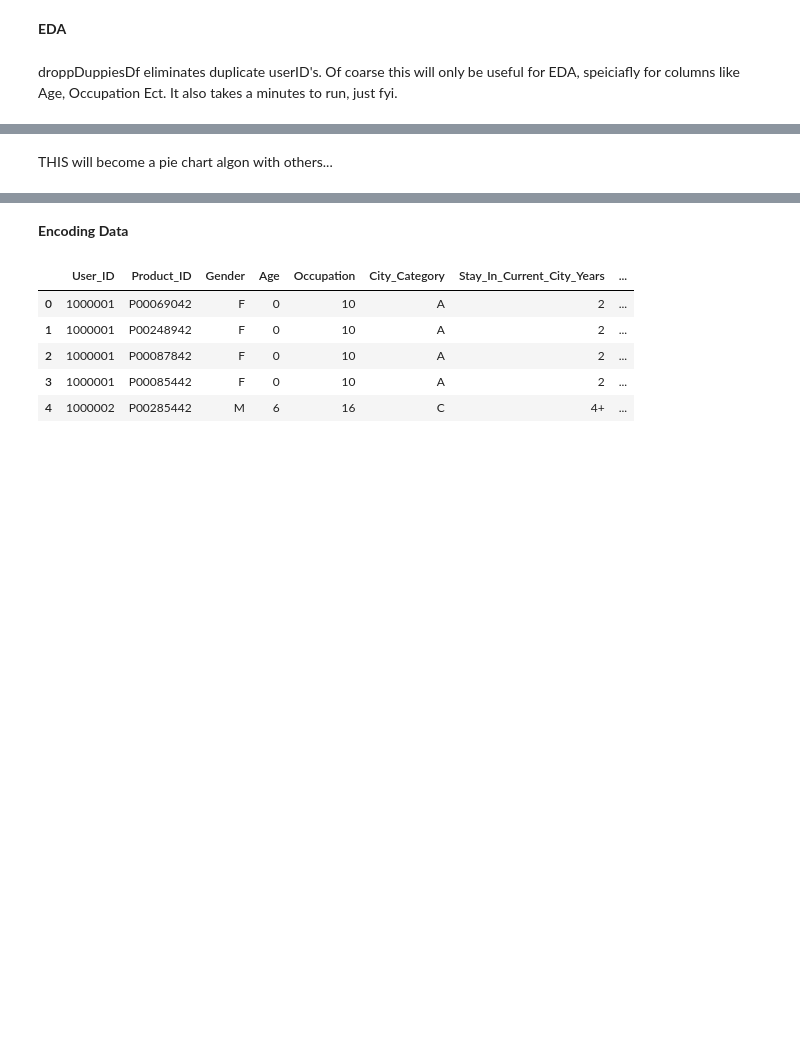
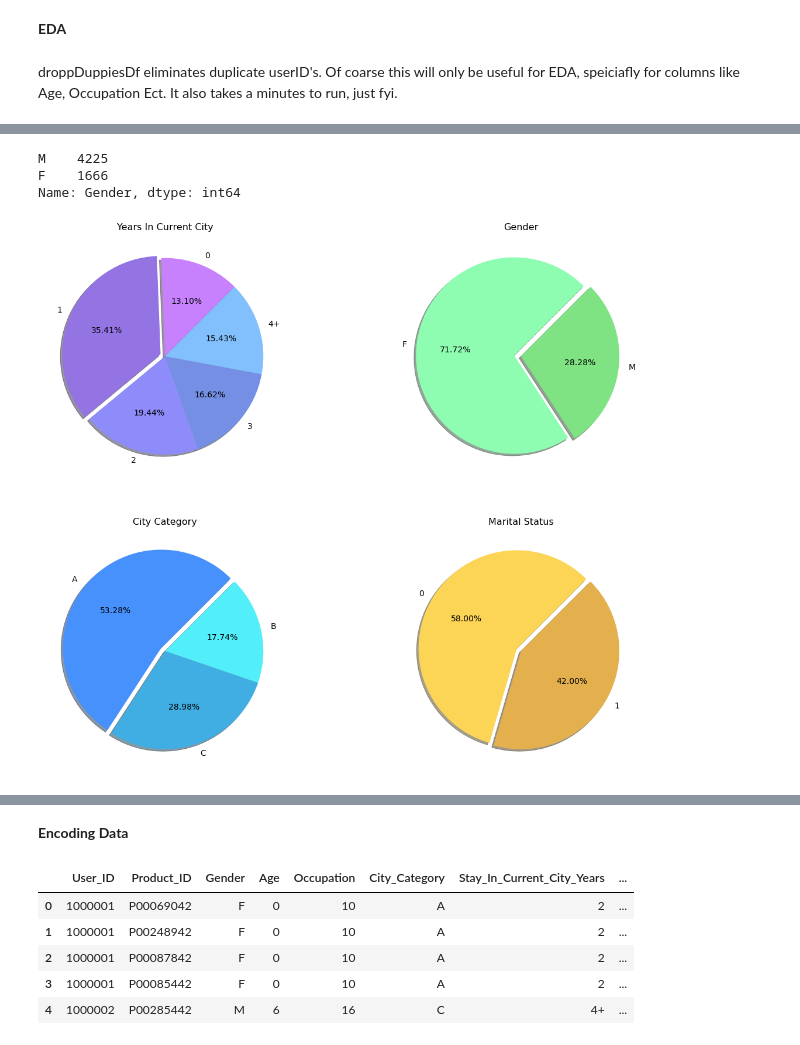
Before and after one commit to Blutronics/MultipleRegression, a Jupyter notebook: Black_Friday_Prediction.ipynb, the cells around one changed output, grey strips where cells are left out. Drawn from its saved outputs; the diff is of its cells as text; code cells hidden in the pictures; blank space fills up the shorter version.

```diff
--- a/Black_Friday_Prediction.ipynb
+++ b/Black_Friday_Prediction.ipynb
@@ -159,2 +150,75 @@ plt.show()
-# %% [markdown]
-THIS will become a pie chart algon with others...
+# %%
+droppDuppiesDf.Gender.unique()
+droppDuppiesDf.Gender.value_counts()
+# %% [output]
+M    4225
+F    1666
+Name: Gender, dtype: int64
+# %%
+colorrr = ["#C781FD", "#9474E3","#8E8CFA", "#748FE3",'#81C0FD']
+colorrr2 = ["#4791FD", "#40ADE3","#52EFFA", "#40E3C0",'#47FDA3']
+colorrr3 = ["#8EFDB1", "#7FE383","#B5FA98", "#C0E37F",'#FCFD8E']
+colorrr4 = ["#FDD556", "#E3B04D","#FAB461", "#E38A4D",'#FD8156']
+fig = plt.figure(figsize = (20, 17))
+plt.subplot(2, 2, 1)
+plt.pie(yearInCityVal,
+        labels = yearsInCityLabel,
+        startangle = 45,
+        autopct = '%1.2f%%',
+        colors = colorrr,
+        shadow = True,
+        explode = [0,.05,0,0,0],
+        textprops={'color':"black",'fontsize': 14}
+        )
+plt.title('Years In Current City',color='black',fontsize= 16)
+plt.plot()
+
+
+plt.subplot(2, 2, 2)
+
+
+plt.pie(droppDuppiesDf.Gender.value_counts(),
+        labels = droppDuppiesDf.Gender.unique(),
+        textprops={'color':"black",'fontsize': 14},
+        startangle = 45,
+        autopct = '%1.2f%%',
+        colors = colorrr3,
+        shadow = True,
+        explode = [0.07,.0]
+        )
+plt.plot()
+plt.title('Gender',color='black',fontsize= 16)
+
+
+plt.subplot(2, 2, 3)
+plt.pie(droppDuppiesDf.City_Category.value_counts(),
+        labels = droppDuppiesDf.City_Category.unique(),
+        startangle = 45,
+        autopct = '%1.2f%%',
+        colors = colorrr2,
+        shadow = True,
+        explode = [0.05,.0,0],
+        textprops={'color':"black",'fontsize': 14}
+        )
+plt.title('City Category',color='black',fontsize= 16)
+plt.plot()
+
+
+plt.subplot(2, 2, 4)
+
+
+plt.pie(droppDuppiesDf.Marital_Status.value_counts(),
+        labels = droppDuppiesDf.Marital_Status.unique(),
+        textprops={'color':"black",'fontsize': 14},
+        startangle = 45,
+        autopct = '%1.2f%%',
+        colors = colorrr4,
+        shadow = True,
+        explode = [0.05,.0,]
+        )
+plt.plot()
+plt.title('Marital Status',color='black',fontsize= 16)
+
+plt.show()
+# %% [output]
+[figure, added]
```
Also changed, not shown: parts of 8 cells of this notebook.
